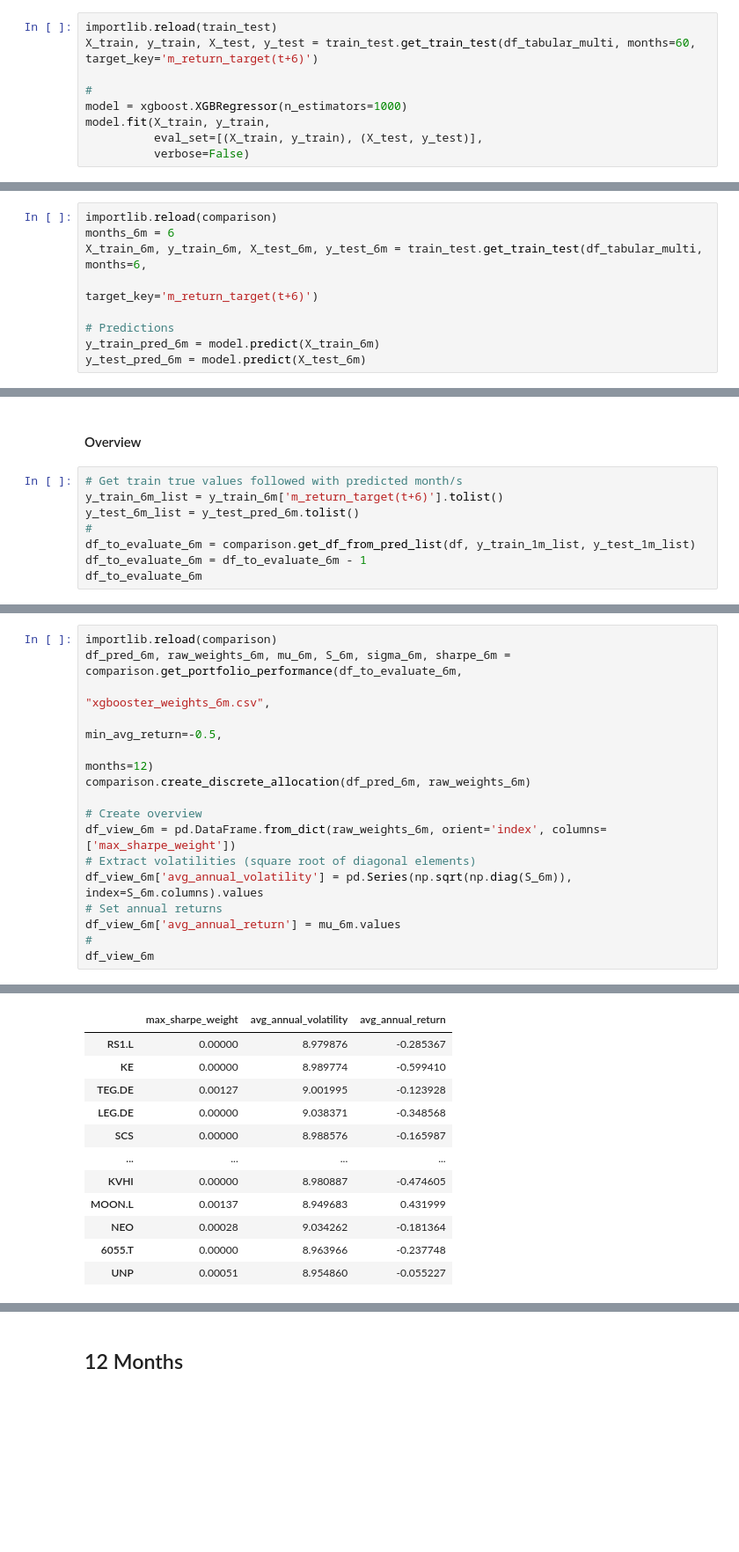
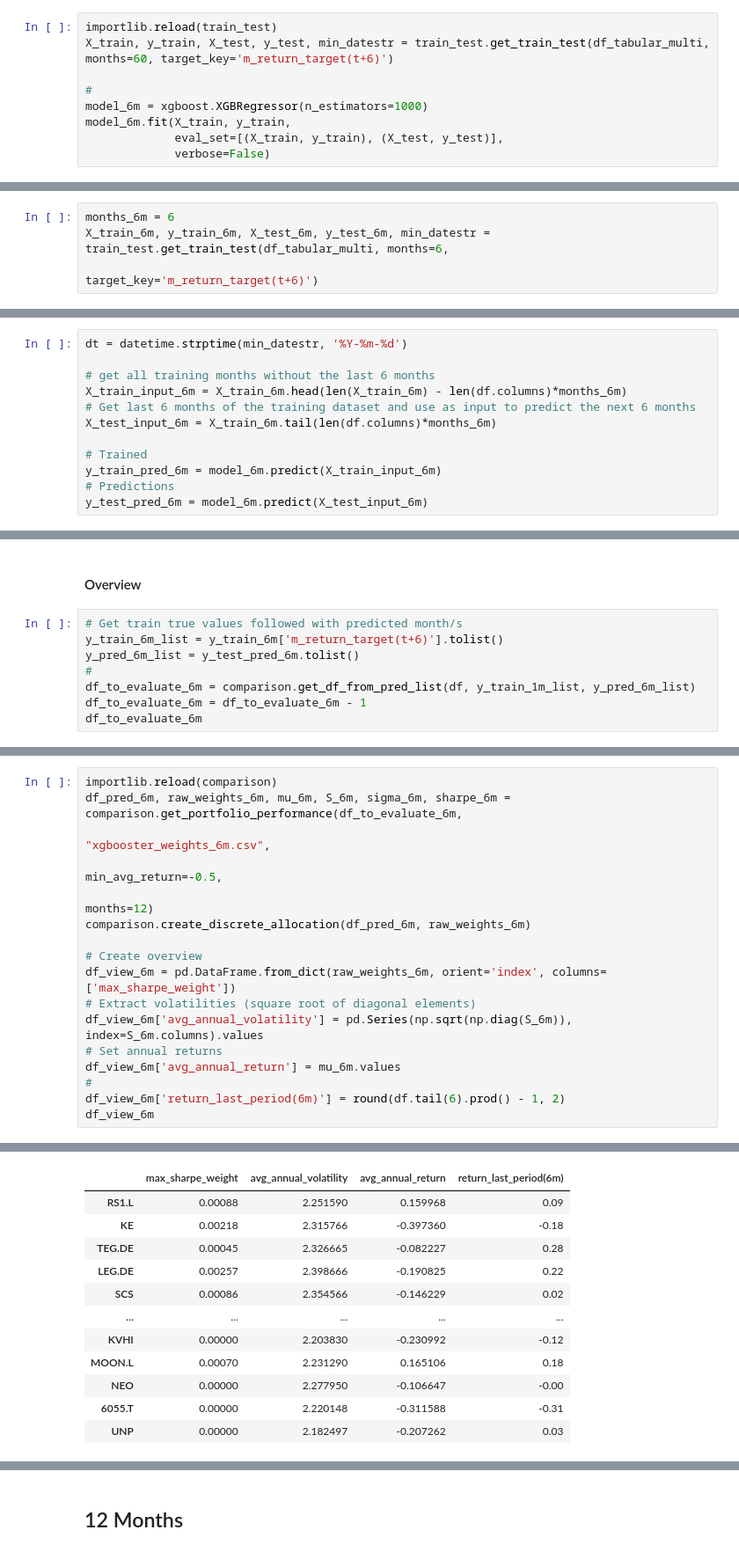
Before and after one commit to Herb-sh/sustainability_portfolio_optimisation, a Jupyter notebook: notebooks/4. models/XGBooster/4.3.2.XGBooster-multivariate.ipynb, the cells around one changed output, grey strips where cells are left out. Shown at 88% size. Saved outputs shown, nothing was run; the diff lists cells and outputs as text; blank space fills up the shorter version.

```diff
--- a/notebooks/4. models/XGBooster/4.3.2.XGBooster-multivariate.ipynb
+++ b/notebooks/4. models/XGBooster/4.3.2.XGBooster-multivariate.ipynb
@@ -185,11 +159,11 @@ Funds remaining: €1287.51
 ## 6 Months
 # %%
 importlib.reload(train_test)
-X_train, y_train, X_test, y_test = train_test.get_train_test(df_tabular_multi, months=60, target_key='m_return_target(t+6)')
+X_train, y_train, X_test, y_test, min_datestr = train_test.get_train_test(df_tabular_multi, months=60, target_key='m_return_target(t+6)')
 
 #
-model = xgboost.XGBRegressor(n_estimators=1000)
-model.fit(X_train, y_train,
-          eval_set=[(X_train, y_train), (X_test, y_test)],
-          verbose=False)
+model_6m = xgboost.XGBRegressor(n_estimators=1000)
+model_6m.fit(X_train, y_train,
+             eval_set=[(X_train, y_train), (X_test, y_test)],
+             verbose=False)
 # %% [output]
@@ -201,9 +181,4 @@ Stack trace:
 # %%
-importlib.reload(comparison)
 months_6m = 6
-X_train_6m, y_train_6m, X_test_6m, y_test_6m = train_test.get_train_test(df_tabular_multi, months=6,
-                                                                         target_key='m_return_target(t+6)')
-
-# Predictions
-y_train_pred_6m = model.predict(X_train_6m)
-y_test_pred_6m = model.predict(X_test_6m)
+X_train_6m, y_train_6m, X_test_6m, y_test_6m, min_datestr = train_test.get_train_test(df_tabular_multi, months=6,
+                                                                                      target_key='m_return_target(t+6)')
@@ -218,2 +185,14 @@ y_train_mean_pred_6m, y_test_mean_pred_6m = comparison.get_train_test_mean_pred(
+# %%
+dt = datetime.strptime(min_datestr, '%Y-%m-%d')
+
+# get all training months without the last 6 months
+X_train_input_6m = X_train_6m.head(len(X_train_6m) - len(df.columns)*months_6m)
+# Get last 6 months of the training dataset and use as input to predict the next 6 months
+X_test_input_6m = X_train_6m.tail(len(df.columns)*months_6m)
+
+# Trained
+y_train_pred_6m = model_6m.predict(X_train_input_6m)
+# Predictions
+y_test_pred_6m = model_6m.predict(X_test_input_6m)
 # %% [markdown]
 ### 6 Months Actual vs Prediction
@@ -231,9 +209,9 @@ comparison.generate_plot(df, df_tabular_multi, y_train_mean_pred_6m, y_test_mean
 # %%
 # Get train true values followed with predicted month/s
 y_train_6m_list = y_train_6m['m_return_target(t+6)'].tolist()
-y_test_6m_list = y_test_pred_6m.tolist()
+y_pred_6m_list = y_test_pred_6m.tolist()
 #
-df_to_evaluate_6m = comparison.get_df_from_pred_list(df, y_train_1m_list, y_test_1m_list)
+df_to_evaluate_6m = comparison.get_df_from_pred_list(df, y_train_1m_list, y_pred_6m_list)
 df_to_evaluate_6m = df_to_evaluate_6m - 1
 df_to_evaluate_6m
 # %% [output]
@@ -265,5 +243,6 @@ df_view_6m['avg_annual_volatility'] = pd.Series(np.sqrt(np.diag(S_6m)), index=S_
 # Set annual returns
 df_view_6m['avg_annual_return'] = mu_6m.values
 #
+df_view_6m['return_last_period(6m)'] = round(df.tail(6).prod() - 1, 2)
 df_view_6m
 # %% [output]
@@ -275,12 +254,12 @@ Funds remaining: €1287.51
-|  | max_sharpe_weight | avg_annual_volatility | avg_annual_return |
-| RS1.L | 0.00000 | 8.979876 | -0.285367 |
-| KE | 0.00000 | 8.989774 | -0.599410 |
-| TEG.DE | 0.00127 | 9.001995 | -0.123928 |
-| LEG.DE | 0.00000 | 9.038371 | -0.348568 |
-| SCS | 0.00000 | 8.988576 | -0.165987 |
-| ... | ... | ... | ... |
-| KVHI | 0.00000 | 8.980887 | -0.474605 |
-| MOON.L | 0.00137 | 8.949683 | 0.431999 |
-| NEO | 0.00028 | 9.034262 | -0.181364 |
-| 6055.T | 0.00000 | 8.963966 | -0.237748 |
-| UNP | 0.00051 | 8.954860 | -0.055227 |
+|  | max_sharpe_weight | avg_annual_volatility | avg_annual_return | return_last_period(6m) |
+| RS1.L | 0.00088 | 2.251590 | 0.159968 | 0.09 |
+| KE | 0.00218 | 2.315766 | -0.397360 | -0.18 |
+| TEG.DE | 0.00045 | 2.326665 | -0.082227 | 0.28 |
+| LEG.DE | 0.00257 | 2.398666 | -0.190825 | 0.22 |
+| SCS | 0.00086 | 2.354566 | -0.146229 | 0.02 |
+| ... | ... | ... | ... | ... |
+| KVHI | 0.00000 | 2.203830 | -0.230992 | -0.12 |
+| MOON.L | 0.00070 | 2.231290 | 0.165106 | 0.18 |
+| NEO | 0.00000 | 2.277950 | -0.106647 | -0.00 |
+| 6055.T | 0.00000 | 2.220148 | -0.311588 | -0.31 |
+| UNP | 0.00000 | 2.182497 | -0.207262 | 0.03 |
```
Also changed, not shown: parts of 28 cells of this notebook, 8 other files.
